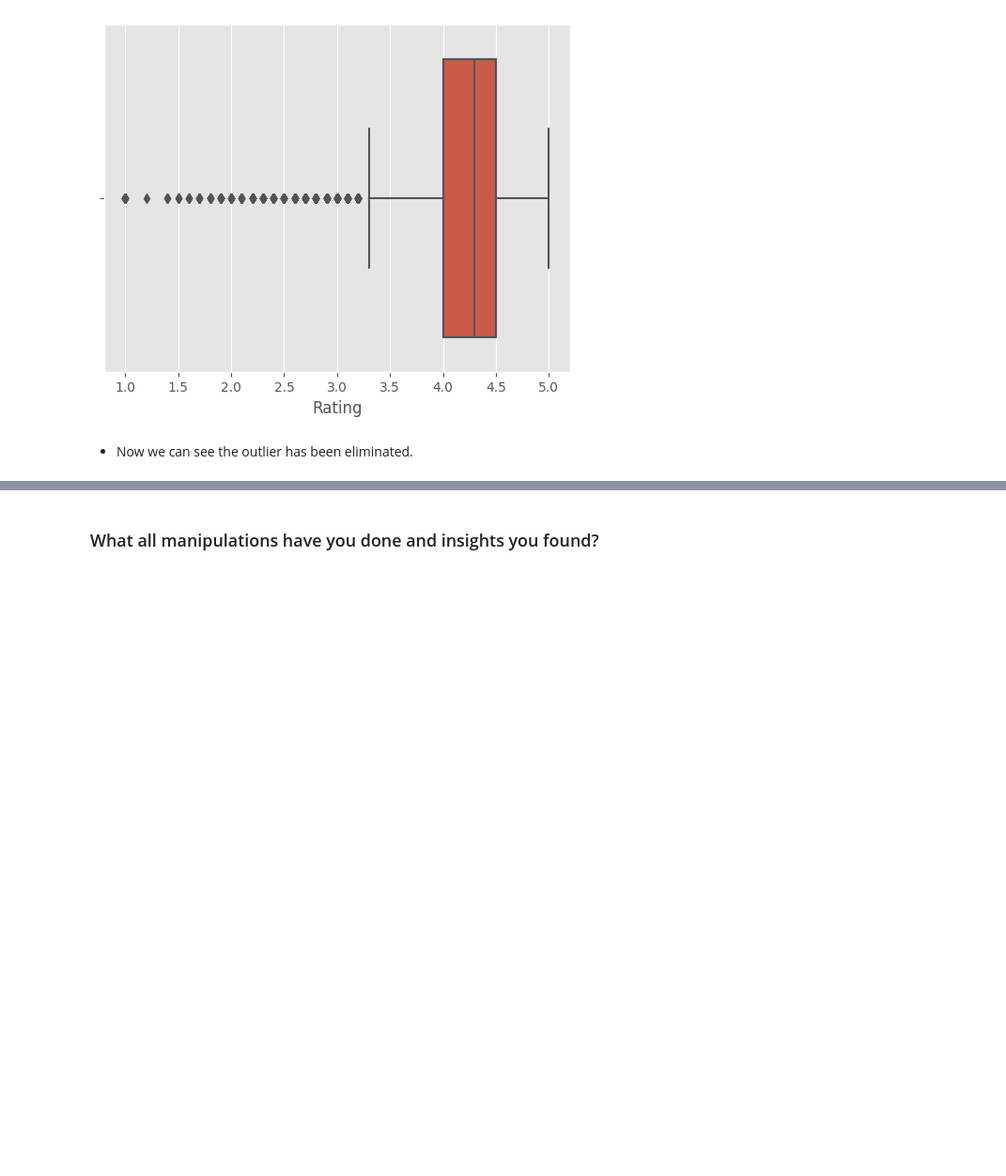
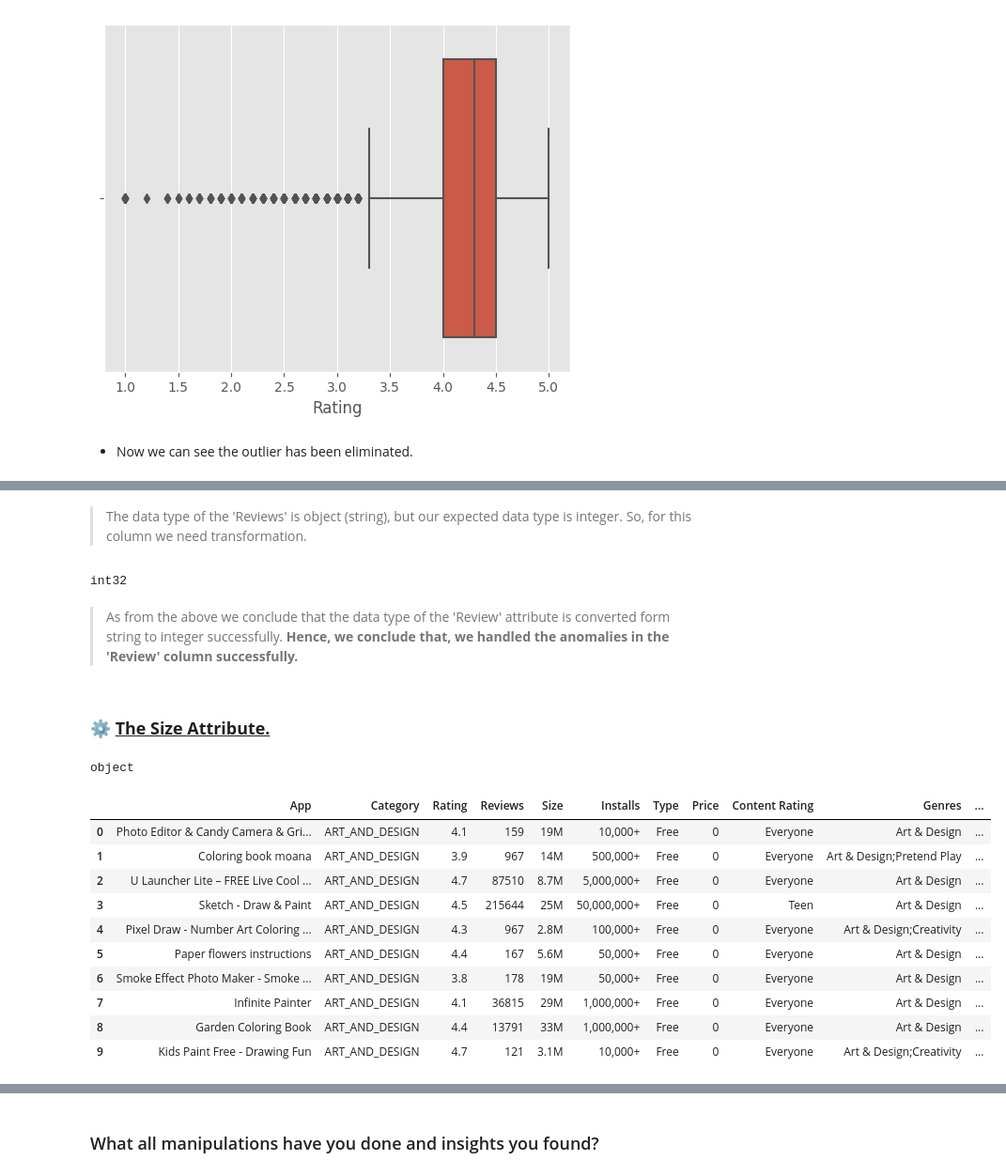
Before and after one commit to Abhinavyadav12827/Play-store-app-review-Exploratary-Data-Analysis, a Jupyter notebook: Abhinav_EDA_Notebook.ipynb, the cells around one changed output, grey strips where cells are left out. Shown at 94% size. Drawn from its saved outputs; the diff is of its cells as text; code cells hidden in the pictures; blank space fills up the shorter version.

```diff
--- a/Abhinav_EDA_Notebook.ipynb
+++ b/Abhinav_EDA_Notebook.ipynb
@@ -682,0 +990,33 @@ Name: Category, dtype: int64
+# %% [markdown]
+> The data type of the 'Reviews' is object (string), but our expected data type is integer. So, for this column we need transformation.
+# %%
+# changing the data type of the 'Reviews' attribute form string to int.
+play_df['Reviews'] = play_df['Reviews'].astype('int32')
+print(play_df.dtypes['Reviews'])
+# %% [output]
+int32
+# %% [markdown]
+> As from the above we conclude that the data type of the 'Review' attribute is converted form string to integer successfully.
+> <b>Hence, we conclude that, we handled the anomalies in the 'Review' column successfully.</b>
+# %% [markdown]
+### ⚙ <b><u>The Size Attribute.</u></b>
+# %%
+# inspecting for data type
+print(play_df.dtypes['Size'])
+# %% [output]
+object
+# %%
+# initial inspection
+play_df.head(10)
+# %% [output]
+|  | App | Category | Rating | Reviews | Size | Installs | Type | Price | Content Rating | Genres | ... |
+| 0 | Photo Editor & Candy Camera & Gri... | ART_AND_DESIGN | 4.1 | 159 | 19M | 10,000+ | Free | 0 | Everyone | Art & Design | ... |
+| 1 | Coloring book moana | ART_AND_DESIGN | 3.9 | 967 | 14M | 500,000+ | Free | 0 | Everyone | Art & Design;Pretend Play | ... |
+| 2 | U Launcher Lite – FREE Live Cool ... | ART_AND_DESIGN | 4.7 | 87510 | 8.7M | 5,000,000+ | Free | 0 | Everyone | Art & Design | ... |
+| 3 | Sketch - Draw & Paint | ART_AND_DESIGN | 4.5 | 215644 | 25M | 50,000,000+ | Free | 0 | Teen | Art & Design | ... |
+| 4 | Pixel Draw - Number Art Coloring ... | ART_AND_DESIGN | 4.3 | 967 | 2.8M | 100,000+ | Free | 0 | Everyone | Art & Design;Creativity | ... |
+| 5 | Paper flowers instructions | ART_AND_DESIGN | 4.4 | 167 | 5.6M | 50,000+ | Free | 0 | Everyone | Art & Design | ... |
+| 6 | Smoke Effect Photo Maker - Smoke ... | ART_AND_DESIGN | 3.8 | 178 | 19M | 50,000+ | Free | 0 | Everyone | Art & Design | ... |
+| 7 | Infinite Painter | ART_AND_DESIGN | 4.1 | 36815 | 29M | 1,000,000+ | Free | 0 | Everyone | Art & Design | ... |
+| 8 | Garden Coloring Book | ART_AND_DESIGN | 4.4 | 13791 | 33M | 1,000,000+ | Free | 0 | Everyone | Art & Design | ... |
+| 9 | Kids Paint Free - Drawing Fun | ART_AND_DESIGN | 4.7 | 121 | 3.1M | 10,000+ | Free | 0 | Everyone | Art & Design;Creativity | ... |
```
Also changed, not shown: parts of 88 cells of this notebook.
